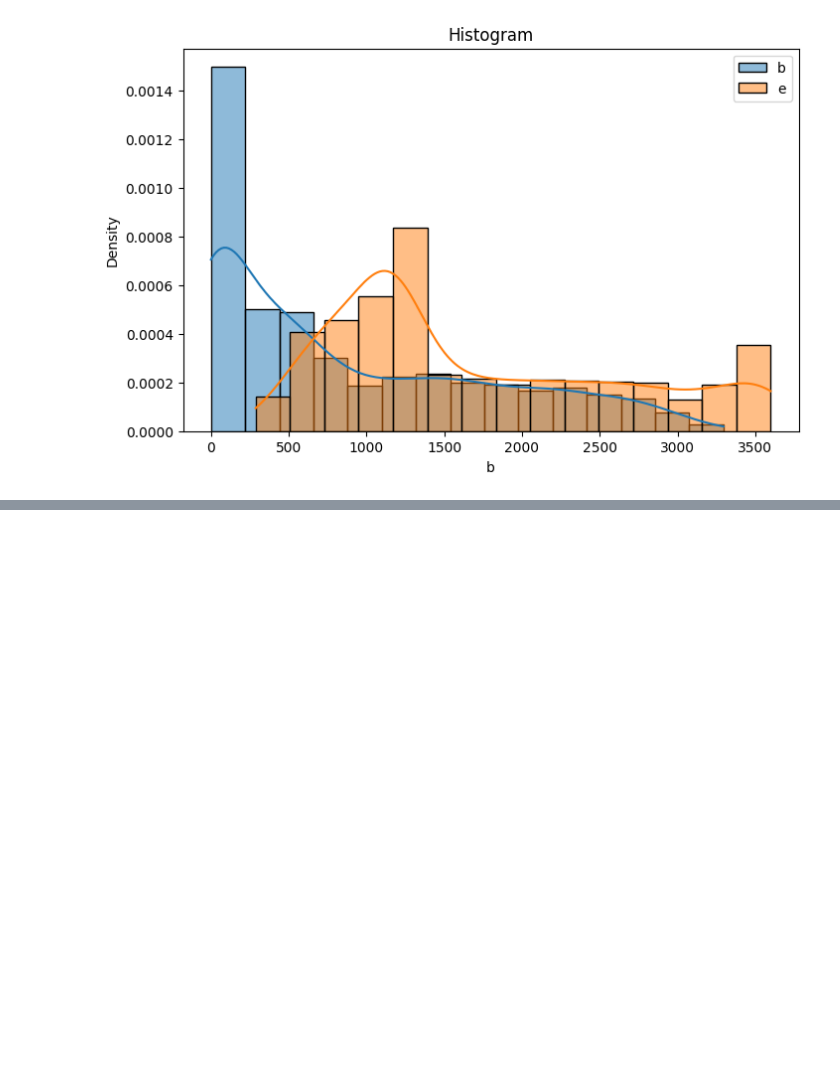
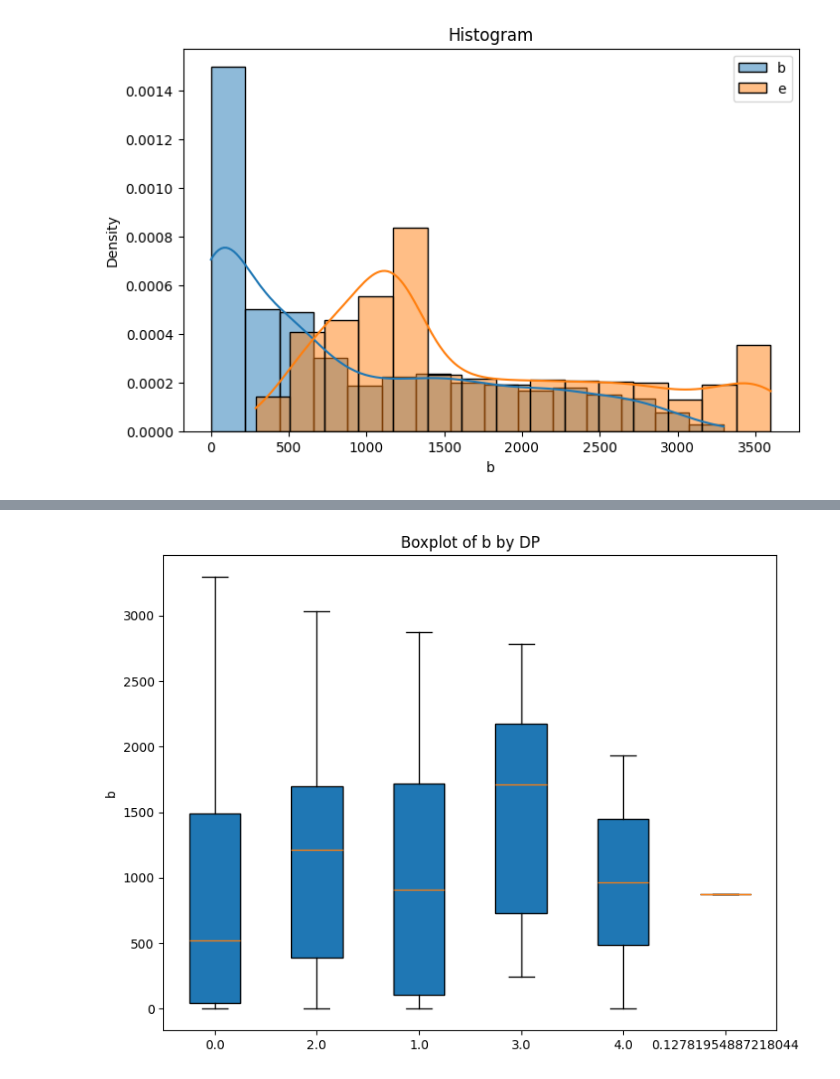
Before and after one commit to aletss/diplomado_cdc_m1_p3, a Jupyter notebook: notebooks/examples.ipynb, the cells around one changed output, grey strips where cells are left out. Cells and saved outputs as stored; diff of their text form; code cells hidden in the pictures; blank space fills up the shorter version.

```diff
--- a/notebooks/examples.ipynb
+++ b/notebooks/examples.ipynb
@@ -155,0 +205,7 @@ plotly_hist
+# %%
+# 2.1 Boxplots
+category_column = None
+category_column = 'DP'
+matplotlib_boxplot = boxplots.boxplot_matplotlib(df_inputed_knn, 'b', category_column)
+# %% [output]
+[figure, added]
```
Also changed, not shown: parts of 20 cells of this notebook, 1 other file.
